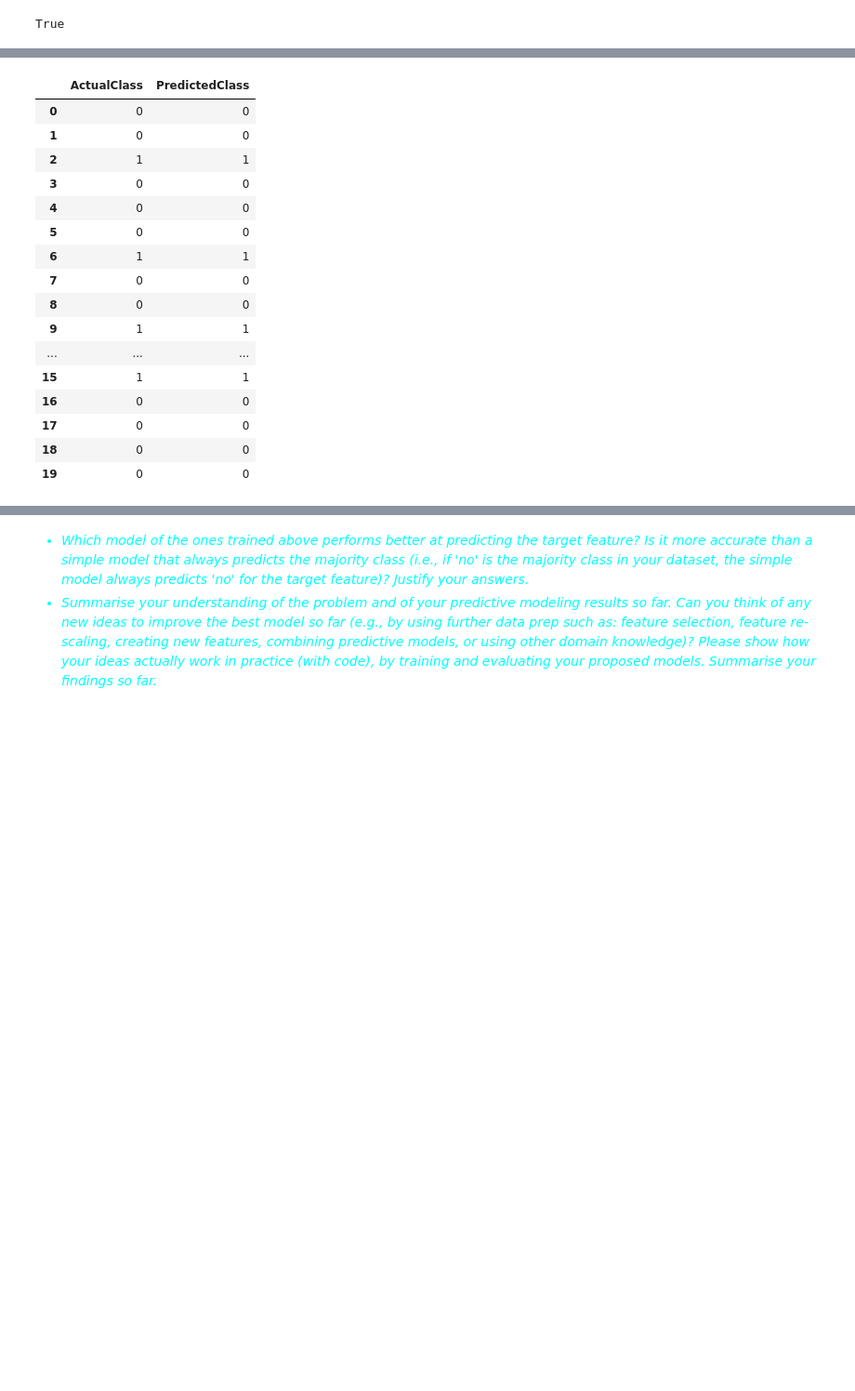
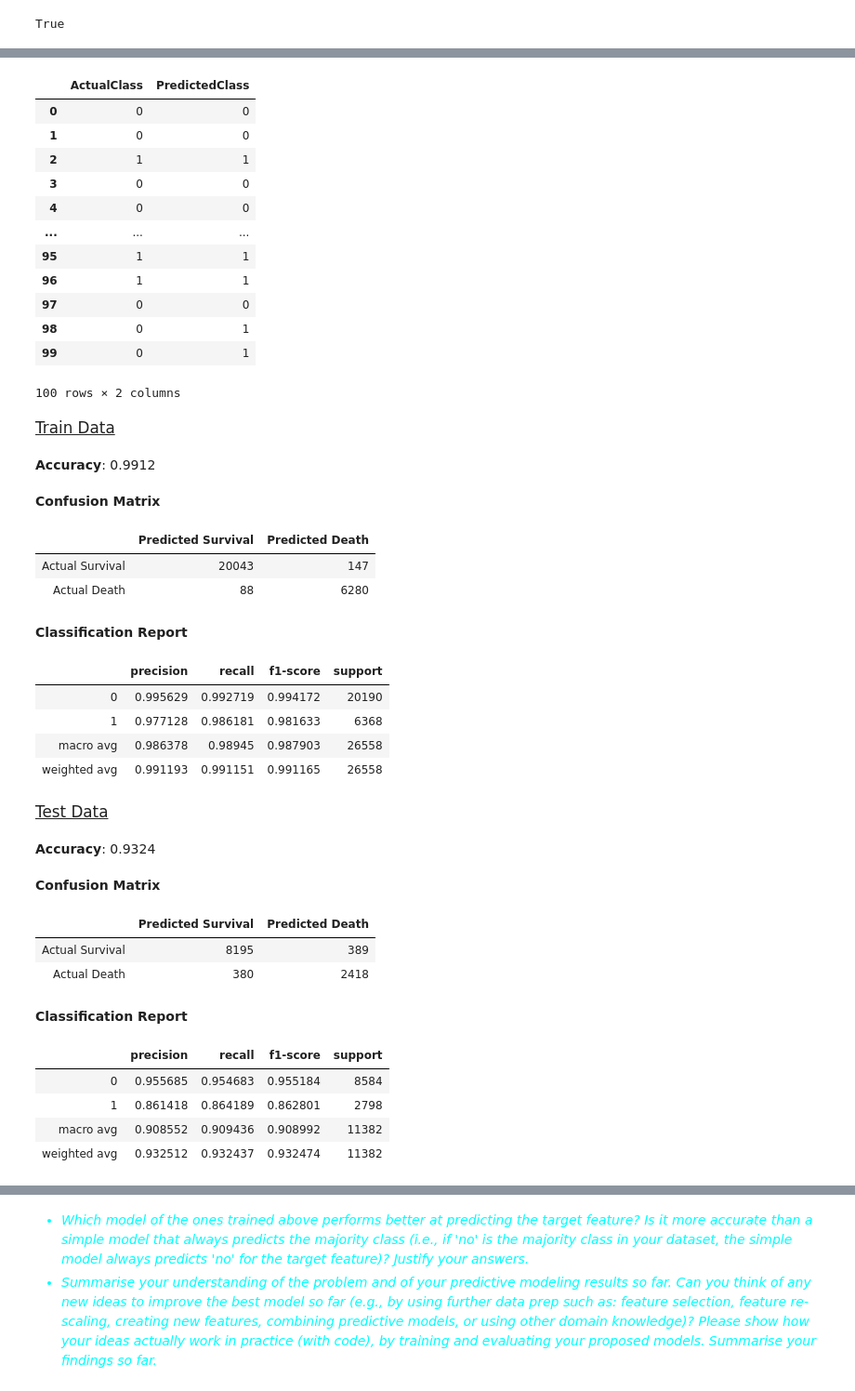
Before and after one commit to tlopesx/Assignment-2, a Jupyter notebook: 22202398_Submission/22202398-Homework2-Notebook.ipynb, the cells around one changed output, grey strips where cells are left out. Shown at 93% size. Saved outputs shown, nothing was run; the diff lists cells and outputs as text; code cells hidden in the pictures; blank space fills up the shorter version.

```diff
--- a/22202398_Submission/22202398-Homework2-Notebook.ipynb
+++ b/22202398_Submission/22202398-Homework2-Notebook.ipynb
@@ -1057,6 +1050,8 @@ We have now identified the features that we want to use in our predictive models
 
 ### 1.4.1 Integer encoding
 # %%
+model_data = dropped_column_data.copy()
+
 # Integer encoding of age group
 model_data['age_group'] = model_data['age_group'].map({'65+ years': 3, '50 to 64 years': 2, '18 to 49 years': 1, '0 - 17 years': 0}).astype('uint8')
 
@@ -1251,2 +1248,15 @@ X_train.head(5)
+# %%
+scaler = MinMaxScaler()
+
+# Fit on the training data
+scaler.fit(X_train)
+
+# Transform the testing and training data
+X_train = pd.DataFrame(scaler.transform(X_train), columns = X_train.columns)
+X_test = pd.DataFrame(scaler.transform(X_test), columns = X_test.columns)
+
+# Also ravel the y_test and y_train for ease of use later on
+y_train = y_train.values.ravel()
+y_test = y_test.values.ravel()
 # %% [markdown]
 The datasets are now ready for modeling!
@@ -1312,6 +1319,7 @@ def evaluate_classification(data_type, actual_classification, predicted_classifi
     # Classification report
     display(HTML(f"<strong>Classification Report</strong>"))
     report = metrics.classification_report(actual_classification, predicted_classification, output_dict=True)
+    report.pop('accuracy')
     display(HTML(tabulate(pd.DataFrame(report).transpose(), headers='keys', tablefmt='html')))
 # %% [markdown]
 # **2.0 Predictive Modeling: Linear Regression**
@@ -2046,6 +2054,11 @@ dtc4 = DecisionTreeClassifier(max_depth=4, random_state=1)
 # Train the decision tree model
 dtc4.fit(X_train, y_train)
 
+# Instantiate another decision tree classifier with a max depth of 4, and a random state of 1 for reproducibility
+dtc4v2 = DecisionTreeClassifier(max_depth=4, random_state=5)
+# Train the decision tree model
+dtc4v2.fit(X_train, y_train)
+
 # Instantiate a decision tree classifier with a max depth of 10, and a random state of 1 for reproducibility
 dtc10 = DecisionTreeClassifier(max_depth=6, random_state=1)
 # Train the decision tree model
@@ -2182,24 +2179,50 @@ Printing Actual RiskPerformance vs predicted based on test data</div>
 # %%
-# Predicted class labels for all examples,
-# using the trained model, on in-sample data (same sample used for training and test)
+# Using the trained model, on in-sample data (same sample used for training and test), print actual vs predicted values
 rfc_predictions_test = rfc.predict(X_test)
 df_true_vs_rfc_predicted_test = pd.DataFrame({'ActualClass': y_test, 'PredictedClass': rfc_predictions_test})
 df_true_vs_rfc_predicted_test.head(20)
+
+# Display actual vs predicted
+display(df_true_vs_rfc_predicted_test.head(100))
+
+# Display classification measures
+evaluate_classification('Train', y_train, rfc_predictions_train)
+evaluate_classification('Test', y_test, rfc_predictions_test)
 # %% [output]
 |  | ActualClass | PredictedClass |
 | 0 | 0 | 0 |
 | 1 | 0 | 0 |
 | 2 | 1 | 1 |
 | 3 | 0 | 0 |
 | 4 | 0 | 0 |
-| 5 | 0 | 0 |
-| 6 | 1 | 1 |
-| 7 | 0 | 0 |
-| 8 | 0 | 0 |
-| 9 | 1 | 1 |
 | ... | ... | ... |
-| 15 | 1 | 1 |
-| 16 | 0 | 0 |
-| 17 | 0 | 0 |
-| 18 | 0 | 0 |
-| 19 | 0 | 0 |
+| 95 | 1 | 1 |
+| 96 | 1 | 1 |
+| 97 | 0 | 0 |
+| 98 | 0 | 1 |
+| 99 | 0 | 1 |
+100 rows × 2 columns
+Train Data
+Accuracy: 0.9912
+Confusion Matrix
+|  | Predicted Survival | Predicted Death |
+| Actual Survival | 20043 | 147 |
+| Actual Death | 88 | 6280 |
+Classification Report
+|  | precision | recall | f1-score | support |
+| 0 | 0.995629 | 0.992719 | 0.994172 | 20190 |
+| 1 | 0.977128 | 0.986181 | 0.981633 | 6368 |
+| macro avg | 0.986378 | 0.98945 | 0.987903 | 26558 |
+| weighted avg | 0.991193 | 0.991151 | 0.991165 | 26558 |
+Test Data
+Accuracy: 0.9324
+Confusion Matrix
+|  | Predicted Survival | Predicted Death |
+| Actual Survival | 8195 | 389 |
+| Actual Death | 380 | 2418 |
+Classification Report
+|  | precision | recall | f1-score | support |
+| 0 | 0.955685 | 0.954683 | 0.955184 | 8584 |
+| 1 | 0.861418 | 0.864189 | 0.862801 | 2798 |
+| macro avg | 0.908552 | 0.909436 | 0.908992 | 11382 |
+| weighted avg | 0.932512 | 0.932437 | 0.932474 | 11382 |
```
Also changed, not shown: parts of 52 cells of this notebook, 4 other files.
